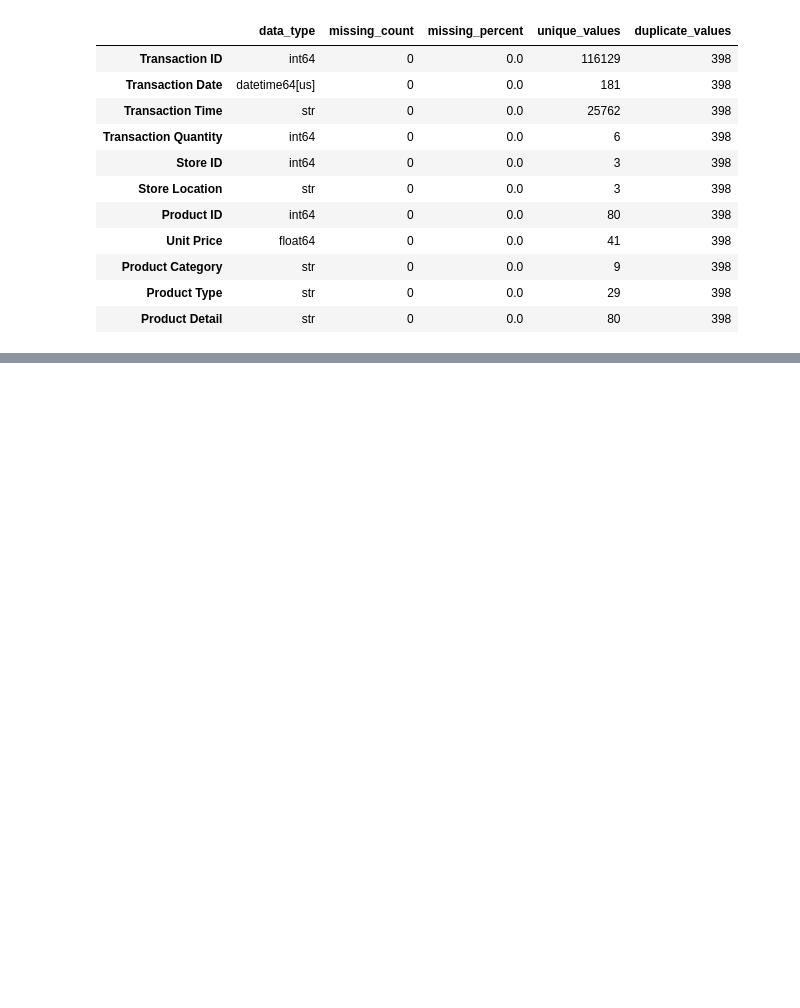
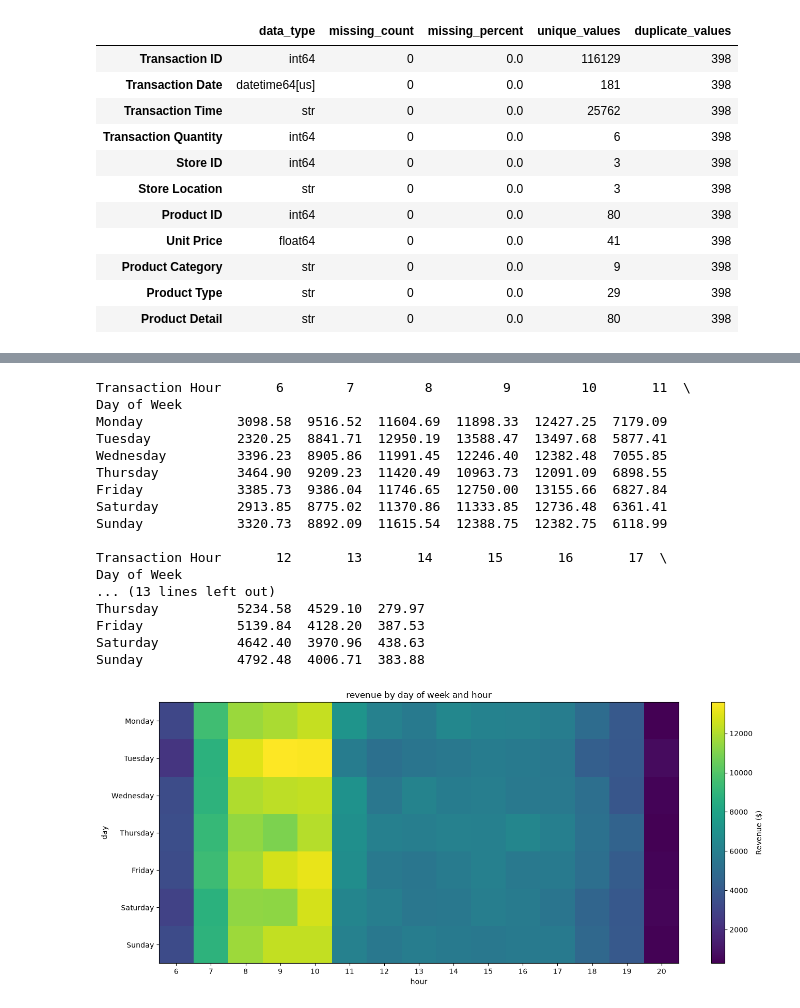
Before and after one commit to peayah/excel_workflow_automator, a Jupyter notebook: notebooks/data_analysis.ipynb, the cells around one changed output, grey strips where cells are left out. Saved outputs shown, nothing was run; the diff lists cells and outputs as text; code cells hidden in the pictures; blank space fills up the shorter version.

```diff
--- a/notebooks/data_analysis.ipynb
+++ b/notebooks/data_analysis.ipynb
@@ -234,0 +477,58 @@ data_quality_summary
+# %%
+revenue_by_day_hour = (
+    df.groupby(["Day of Week", "Transaction Hour"])["Revenue"]
+      .sum()
+      .unstack(fill_value=0)
+      .reindex(day_order)
+)
+
+print(revenue_by_day_hour)
+
+# plot start
+
+import matplotlib.pyplot as plt
+
+plt.figure(figsize=(14, 6))
+
+plt.imshow(
+    revenue_by_day_hour,
+    aspect="auto"
+)
+
+plt.colorbar(label="Revenue ($)")
+
+plt.xticks(
+    range(len(revenue_by_day_hour.columns)),
+    revenue_by_day_hour.columns
+)
+
+plt.yticks(
+    range(len(revenue_by_day_hour.index)),
+    revenue_by_day_hour.index
+)
+
+plt.xlabel("hour")
+plt.ylabel("day")
+plt.title("revenue by day of week and hour")
+
+plt.tight_layout()
+plt.show()
+# %% [output]
+Transaction Hour       6        7         8         9         10       11  \
+Day of Week
+Monday            3098.58  9516.52  11604.69  11898.33  12427.25  7179.09
+Tuesday           2320.25  8841.71  12950.19  13588.47  13497.68  5877.41
+Wednesday         3396.23  8905.86  11991.45  12246.40  12382.48  7055.85
+Thursday          3464.90  9209.23  11420.49  10963.73  12091.09  6898.55
+Friday            3385.73  9386.04  11746.65  12750.00  13155.66  6827.84
+Saturday          2913.85  8775.02  11370.86  11333.85  12736.48  6361.41
+Sunday            3320.73  8892.09  11615.54  12388.75  12382.75  6118.99
+
+Transaction Hour       12       13       14       15       16       17  \
+Day of Week
+... (13 lines left out)
+Thursday          5234.58  4529.10  279.97
+Friday            5139.84  4128.20  387.53
+Saturday          4642.40  3970.96  438.63
+Sunday            4792.48  4006.71  383.88
+[figure, added]
```
Also changed, not shown: parts of 20 cells of this notebook.
